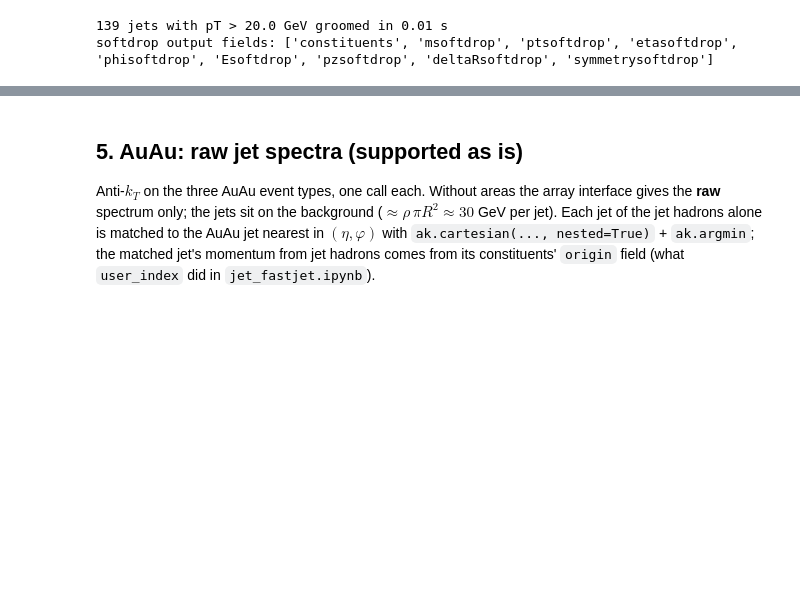
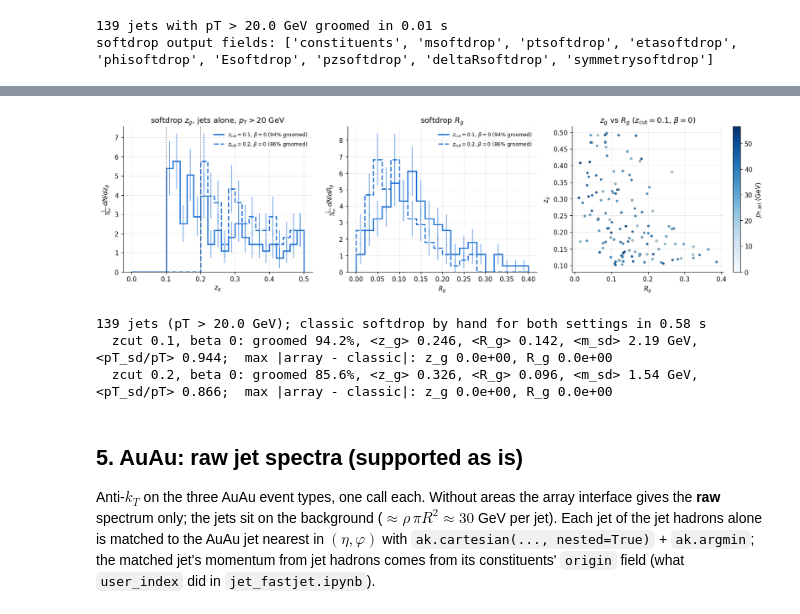
Before and after one commit to jhputschke/js-contrib, a Jupyter notebook: contribs/PyJetscape/example/analysis/jet_fastjet_awkward.ipynb, the cells around one changed output, grey strips where cells are left out. Cells and saved outputs as stored; diff of their text form; code cells hidden in the pictures; blank space fills up the shorter version.

```diff
--- a/contribs/PyJetscape/example/analysis/jet_fastjet_awkward.ipynb
+++ b/contribs/PyJetscape/example/analysis/jet_fastjet_awkward.ipynb
@@ -373,3 +397,69 @@ softdrop output fields: ['constituents', 'msoftdrop', 'ptsoftdrop', 'etasoftdrop
+# %%
+SD_SETTINGS = [(0.1, 0.0), (0.2, 0.0)]          # (z_cut, beta)
+jet_cons = ak.to_packed(ak.flatten(FJ_CONS[hard], axis=1))    # jets * constituents, pT > SUB_PT_MIN
+jet_pt = ak.flatten(FJ.pt[hard]).to_numpy()
+cs_ca = fastjet.ClusterSequence(jet_cons, CA1)
+SD = {}
+for zcut, beta in SD_SETTINGS:
+    sd = cs_ca.exclusive_jets_softdrop_grooming(njets=1, beta=beta, symmetry_cut=zcut, R0=R)
+    SD[(zcut, beta)] = {"zg": sd.symmetrysoftdrop.to_numpy(), "rg": sd.deltaRsoftdrop.to_numpy(),
+                        "msd": sd.msoftdrop.to_numpy(), "ptsd": sd.ptsoftdrop.to_numpy()}
+
+
+def softdrop_classic(cons, zcut, beta, R0=R):
+    # softdrop by hand in the classic interface: (z_g, R_g), (-1, -1) if never groomed (as the wrapper)
+    parts = [fastjet.PseudoJet(float(c.px), float(c.py), float(c.pz), float(c.E)) for c in cons]
+    cs = fastjet.ClusterSequence(parts, CA1)
+    j = cs.exclusive_jets(1)[0]
+    p1, p2 = fastjet.PseudoJet(), fastjet.PseudoJet()
+    while j.has_parents(p1, p2):
+        if p1.pt() < p2.pt():
+            p1, p2 = p2, p1
+        z, dr = p2.pt() / (p1.pt() + p2.pt()), p1.delta_R(p2)
+        if z > zcut * (dr / R0) ** beta:
+            return z, dr
+        j, p1, p2 = p1, fastjet.PseudoJet(), fastjet.PseudoJet()
+    return -1.0, -1.0
+
+
+t0 = time.time()
+for (zcut, beta), s in SD.items():
+    ref = np.array([softdrop_classic(c, zcut, beta) for c in jet_cons])
+    s["dz"], s["dr"] = np.abs(ref[:, 0] - s["zg"]).max(), np.abs(ref[:, 1] - s["rg"]).max()
+t_sd = time.time() - t0
+
+ls = {SD_SETTINGS[0]: "-", SD_SETTINGS[1]: "--"}
+fig, axs = plt.subplots(1, 3, figsize=(15, 4.2))
+ZG_BINS, RG_BINS = np.linspace(0.0, 0.5, 26), np.linspace(0.0, 0.4, 21)
+nj = len(jet_pt)
+for (zcut, beta), s in SD.items():
+    ok = s["zg"] > 0
+    lab = rf"$z_\mathrm{{cut}}={zcut}$, $\beta={beta:g}$ ({ok.mean():.0%} groomed)"
+    for ax, key, bins in ((axs[0], "zg", ZG_BINS), (axs[1], "rg", RG_BINS)):
+        c = np.histogram(s[key][ok], bins)[0]
+        step(ax, bins, c / nj, np.sqrt(c) / nj, lab, COL["jet"], ls=ls[(zcut, beta)])
+    axs[0].axvline(zcut, color="0.3", lw=1, ls=":")
+axs[0].set(xlabel=r"$z_g$", ylabel=r"$\frac{1}{N_\mathrm{jet}}\,dN/dz_g$", title=f"softdrop $z_g$, jets alone, $p_T > {SUB_PT_MIN:.0f}$ GeV")
+axs[1].set(xlabel=r"$R_g$", ylabel=r"$\frac{1}{N_\mathrm{jet}}\,dN/dR_g$", title="softdrop $R_g$")
+axs[0].legend(fontsize=8); axs[1].legend(fontsize=8)
+s = SD[SD_SETTINGS[0]]
+ok = s["zg"] > 0
+sc = axs[2].scatter(s["rg"][ok], s["zg"][ok], c=jet_pt[ok], s=14, cmap="Blues", vmin=0, edgecolors="0.4", linewidths=0.3)
+plt.colorbar(sc, ax=axs[2], label=r"$p_{T,\mathrm{jet}}$ (GeV)")
+axs[2].set(xlabel=r"$R_g$", ylabel=r"$z_g$", title=rf"$z_g$ vs $R_g$ ($z_\mathrm{{cut}}={SD_SETTINGS[0][0]}$, $\beta=0$)")
+plt.tight_layout(); plt.show()
+
+print(f"{nj} jets (pT > {SUB_PT_MIN} GeV); classic softdrop by hand for both settings in {t_sd:.2f} s")
+for (zcut, beta), s in SD.items():
+    ok = s["zg"] > 0
+    print(f"  zcut {zcut}, beta {beta:g}: groomed {ok.mean():.1%}, <z_g> {s['zg'][ok].mean():.3f}, "
+          f"<R_g> {s['rg'][ok].mean():.3f}, <m_sd> {s['msd'][ok].mean():.2f} GeV, <pT_sd/pT> "
+          f"{(s['ptsd'][ok] / jet_pt[ok]).mean():.3f};  max |array - classic|: z_g {s['dz']:.1e}, R_g {s['dr']:.1e}")
+# %% [output]
+[figure, added]
+139 jets (pT > 20.0 GeV); classic softdrop by hand for both settings in 0.58 s
+  zcut 0.1, beta 0: groomed 94.2%, <z_g> 0.246, <R_g> 0.142, <m_sd> 2.19 GeV, <pT_sd/pT> 0.944;  max |array - classic|: z_g 0.0e+00, R_g 0.0e+00
+  zcut 0.2, beta 0: groomed 85.6%, <z_g> 0.326, <R_g> 0.096, <m_sd> 1.54 GeV, <pT_sd/pT> 0.866;  max |array - classic|: z_g 0.0e+00, R_g 0.0e+00
 # %% [markdown]
 ## 5. AuAu: raw jet spectra (supported as is)
 
```
Also changed, not shown: parts of 9 cells of this notebook.
